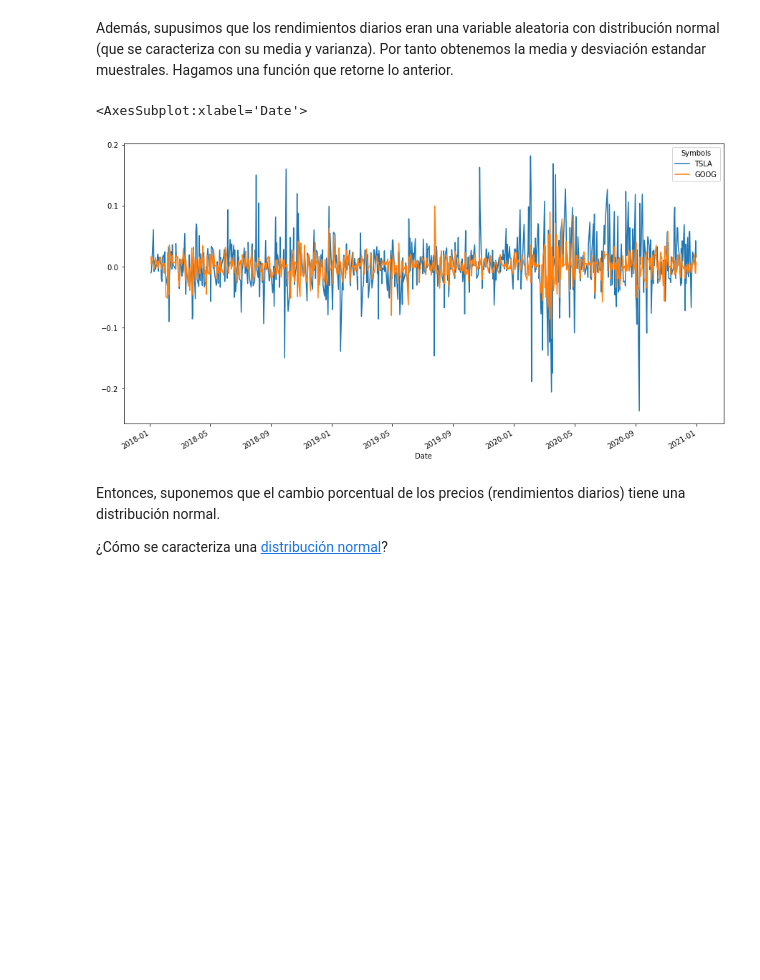
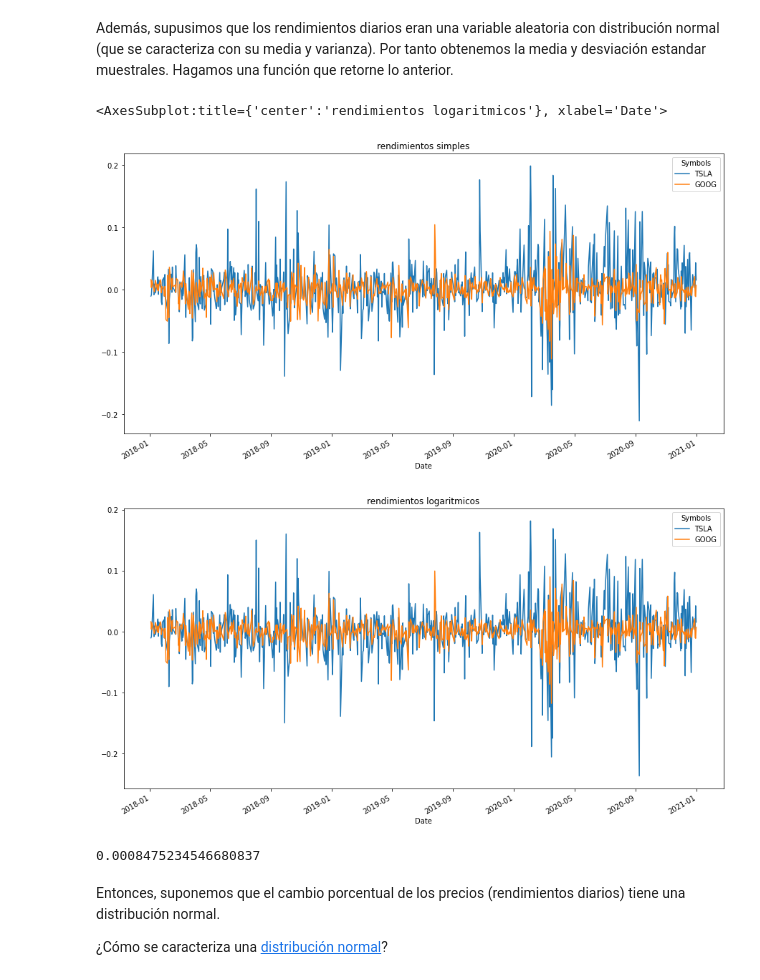
Before and after one commit to kodharius/SimMat-2022-2, a Jupyter notebook: Modulo 2/Clase13_ProbabilidadPrecioUmbral .ipynb, the cells around one changed output. Saved outputs shown, nothing was run; the diff lists cells and outputs as text; code cells hidden in the pictures; blank space fills up the shorter version.

```diff
--- a/Modulo 2/Clase13_ProbabilidadPrecioUmbral .ipynb
+++ b/Modulo 2/Clase13_ProbabilidadPrecioUmbral .ipynb
@@ -64,12 +64,18 @@ Además, supusimos que los rendimientos diarios eran una variable aleatoria con
 # %%
 # Calcular rendimientos diarios y graficarlos
 ret = precios.pct_change()
+ret.plot(figsize=(15, 8), title='rendimientos simples')
 
 ret2 = np.log(precios/precios.shift())
-ret2.plot(figsize=(15, 8))
+ret2.plot(figsize=(15, 8), title='rendimientos logaritmicos')
 # %% [output]
-<AxesSubplot:xlabel='Date'>
+<AxesSubplot:title={'center':'rendimientos logaritmicos'}, xlabel='Date'>
-[figure, old version]
+[figure, new version]
+[figure, added]
+# %%
+ret['GOOG'].mean()
+# %% [output]
+0.0008475234546680837
 # %% [markdown]
 Entonces, suponemos que el cambio porcentual de los precios (rendimientos diarios) tiene una distribución normal.
 
```
Also changed, not shown: parts of 9 cells of this notebook, 1 other file.
